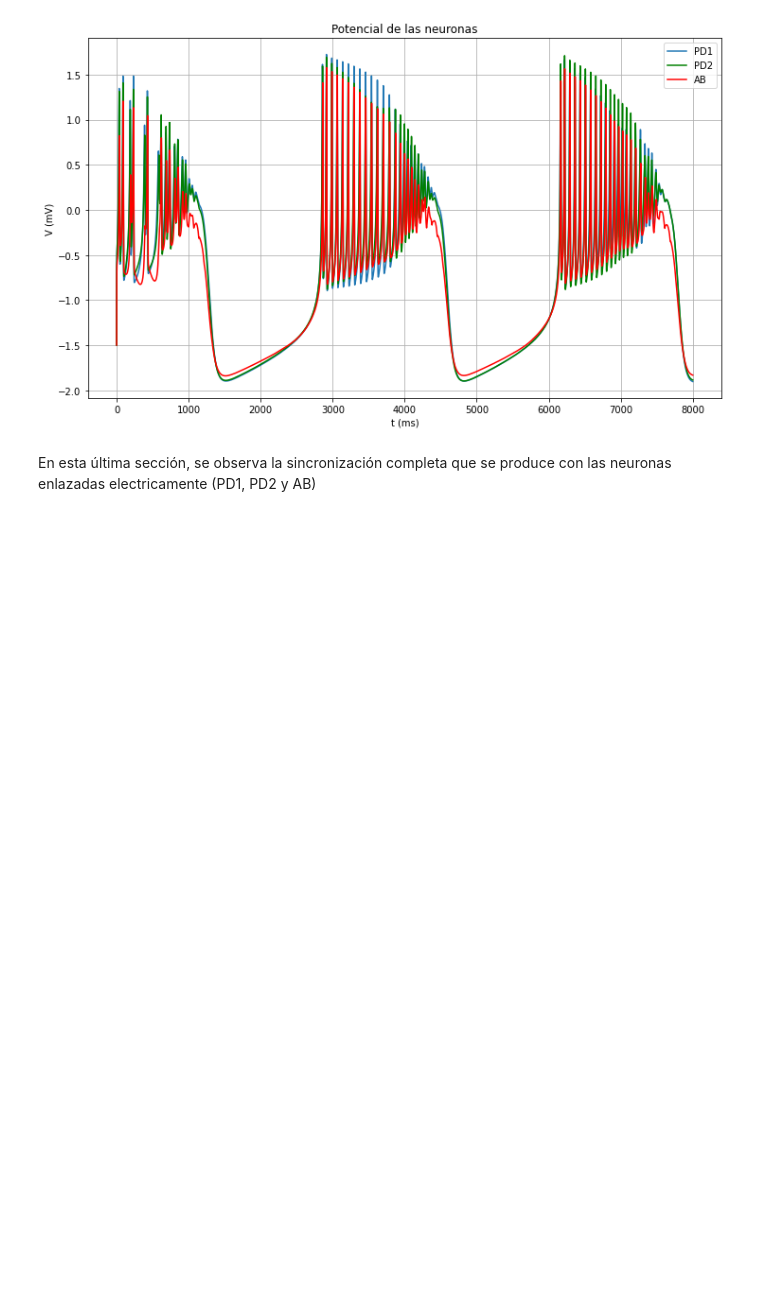
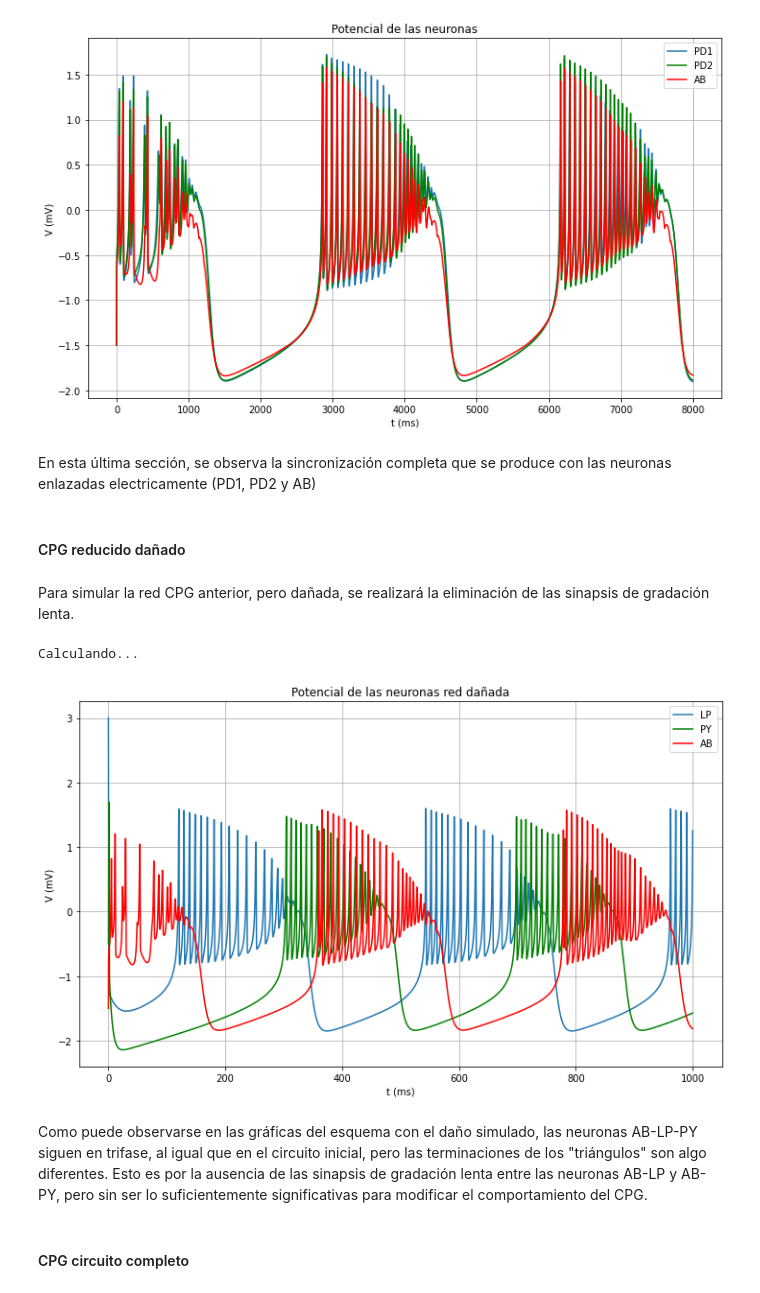
Before and after one commit to Donettello/Master_Ciencias_Datos, a Jupyter notebook: NEI/Prácticas/P3_Conectividad.ipynb, the cells around one changed output. Cells and saved outputs as stored; diff of their text form; code cells hidden in the pictures; blank space fills up the shorter version.

```diff
--- a/NEI/Prácticas/P3_Conectividad.ipynb
+++ b/NEI/Prácticas/P3_Conectividad.ipynb
@@ -405,3 +409,7 @@ plt.grid()
 [figure]
 # %% [markdown]
 En esta última sección, se observa la sincronización completa que se produce con las neuronas enlazadas electricamente (PD1, PD2 y AB)
+# %% [markdown]
+#### CPG reducido dañado
+# %% [markdown]
+Para simular la red CPG anterior, pero dañada, se realizará la eliminación de las sinapsis de gradación lenta.
@@ -407,0 +452,61 @@ En esta última sección, se observa la sincronización completa que se produce
+# %%
+def iteracion_d(neurona, name, t, x_vec_e=np.zeros(1), x_vec_f=np.zeros(1), g_elec=np.zeros(1), g_fast=np.zeros(1), g_slow=0.0, fast=0, slow=0, e=3.0):
+    Isyn = 0
+    if fast:
+        Isyn += Ifast(g_fast, neurona[x][t-1], x_vec_f)
+    if slow:
+        Isyn += Islow(g_slow, neurona[x][t-1], neurona[m][t-1])
+
+    # Actualizaciones de estado
+    neurona[x][t] = neurona[x][t-1] + 0.001 * (neurona[y][t-1] + a * neurona[x][t-1]**2 - b * neurona[x][t-1]**3 - neurona[z][t-1] + e - difPoten(g_elec, neurona[x][t-1], x_vec_e) - Isyn)
+    neurona[y][t] = neurona[y][t-1] + 0.001 * (c - d * neurona[x][t-1]**2 - neurona[y][t-1])
+    neurona[z][t] = neurona[z][t-1] + 0.001 * (mu * (s * (neurona[x][t-1] + 1.6) - neurona[z][t-1]))
+
+def caso_base(neurona,x_0,y_0,z_0,m_0=0):
+  neurona[x][0]=x_0
+  neurona[y][0] = y_0
+  neurona[z][0] = z_0
+
+  if neurona.shape[0] > 3:
+    neurona[m][0]=m_0
+
+def global_HR_d(neuronas):
+  print("Calculando...")
+  caso_base(neuronas["PD1"],-1.5,0.3,3)
+  caso_base(neuronas["PD2"],-1.5,0.3,3)
+  caso_base(neuronas["AB"],-1.5,0.1,3)
+  caso_base(neuronas["PY"],-0.5,6,5)
+  caso_base(neuronas["LP"],3,-3,3)
+  for i in range(1,L):
+
+    iteracion_d(neuronas["PD1"], 'PD1',i,x_vec_e=np.array((neuronas["PD2"][x][i-1],neuronas["AB"][x][i-1])),g_elec=np.array((neuronas["PD2-PD1"],neuronas["AB-PD1"])))
+    iteracion_d(neuronas["PD2"], 'PD2',i,x_vec_e=np.array((neuronas["PD1"][x][i-1],neuronas["AB"][x][i-1])),g_elec=np.array((neuronas["PD2-PD1"],neuronas["AB-PD2"])))
+
+    iteracion_d(neuronas["AB"],'AB',i,x_vec_e=np.array((neuronas["PD1"][x][i-1],neuronas["PD2"][x][i-1])),x_vec_f=[neuronas["LP"][x][i-1]],\
+              g_elec=np.array((neuronas["AB-PD1"],neuronas["AB-PD2"])),g_fast=[neuronas["gfLP-AB"]],fast=1)
+
+    iteracion_d(neuronas["LP"],'LP',i,x_vec_f=np.array((neuronas["AB"][x][i-1],neuronas["PY"][x][i-1])),\
+              g_fast=np.array((neuronas["gfAB-LP"],neuronas["gfPY-LP"])),fast=1)
+
+    iteracion_d(neuronas["PY"],'PY',i,x_vec_f=np.array((neuronas["AB"][x][i-1],neuronas["LP"][x][i-1])),\
+              g_fast=np.array((neuronas["gfAB-PY"],neuronas["gfLP-PY"])),fast=1)
+
+global_HR_d(neuronas_d)
+# %% [output]
+Calculando...
+# %%
+ig, ax = plt.subplots(figsize=(12, 7))
+ax.plot(np.linspace(0,1000,L), neuronas_d["LP"][x],label="LP")
+ax.plot(np.linspace(0,1000,L), neuronas_d["PY"][x],c="g", label="PY")
+ax.plot(np.linspace(0,1000,L), neuronas_d["AB"][x],c="r", label="AB")
+ax.set_xlabel('t (ms)')
+ax.set_ylabel('V (mV)')
+ax.set_title('Potencial de las neuronas red dañada')
+plt.legend()
+plt.grid()
+# %% [output]
+[figure, added]
+# %% [markdown]
+Como puede observarse en las gráficas del esquema con el daño simulado, las neuronas AB-LP-PY siguen en trifase, al igual que en el circuito inicial, pero las terminaciones de los "triángulos" son algo diferentes. Esto es por la ausencia de las sinapsis de gradación lenta entre las neuronas AB-LP y AB-PY, pero sin ser lo suficientemente significativas para modificar el comportamiento del CPG.
+# %% [markdown]
+#### CPG circuito completo
```
Also changed, not shown: parts of 8 cells of this notebook, 21 other files.
